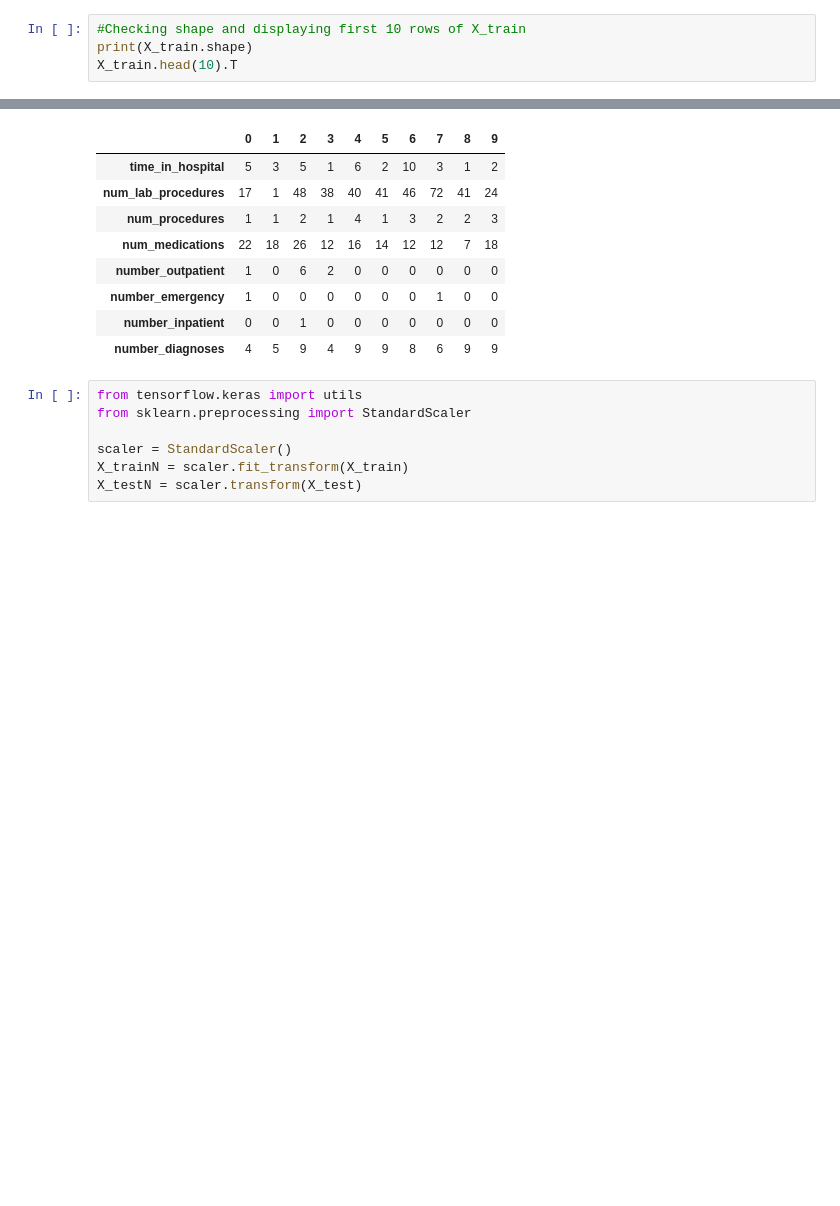
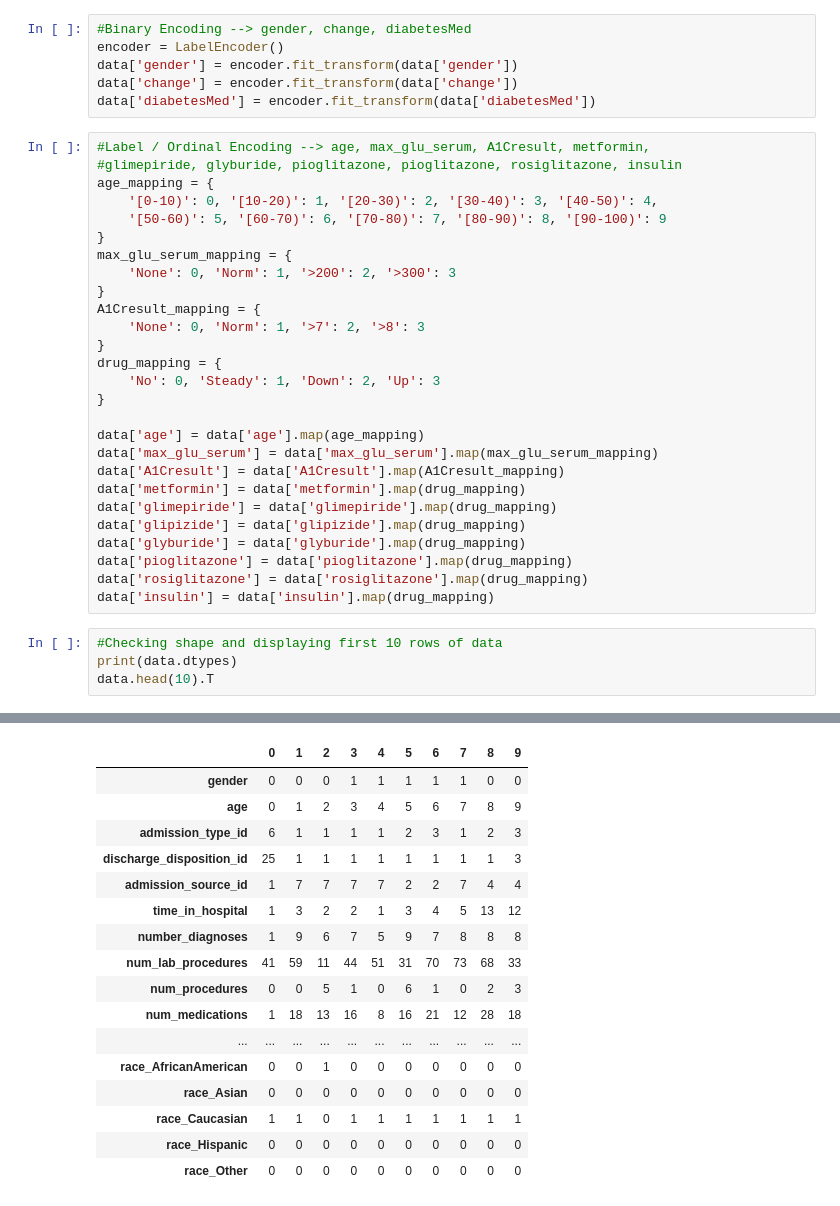
Before and after one commit to mridsa/deep-learning-project, a Jupyter notebook: 02 - preprocesado.ipynb, the cells around one changed output, grey strips where cells are left out. Drawn from its saved outputs; the diff is of its cells as text; blank space fills up the shorter version.

Commit message:
Data processing

```diff
--- a/02 - preprocesado.ipynb
+++ b/02 - preprocesado.ipynb
@@ -99,5 +112,38 @@ New dataset shape Counter({0: 48367, 1: 48367})
+# %%
+#Binary Encoding --> gender, change, diabetesMed
+encoder = LabelEncoder()
+data['gender'] = encoder.fit_transform(data['gender'])
+data['change'] = encoder.fit_transform(data['change'])
+data['diabetesMed'] = encoder.fit_transform(data['diabetesMed'])
+# %%
+#Label / Ordinal Encoding --> age, max_glu_serum, A1Cresult, metformin,
+#glimepiride, glyburide, pioglitazone, pioglitazone, rosiglitazone, insulin
+age_mapping = {
+    '[0-10)': 0, '[10-20)': 1, '[20-30)': 2, '[30-40)': 3, '[40-50)': 4,
+    '[50-60)': 5, '[60-70)': 6, '[70-80)': 7, '[80-90)': 8, '[90-100)': 9
+}
+max_glu_serum_mapping = {
+    'None': 0, 'Norm': 1, '>200': 2, '>300': 3
+}
+A1Cresult_mapping = {
+    'None': 0, 'Norm': 1, '>7': 2, '>8': 3
+}
+drug_mapping = {
+    'No': 0, 'Steady': 1, 'Down': 2, 'Up': 3
+}
+
+data['age'] = data['age'].map(age_mapping)
+data['max_glu_serum'] = data['max_glu_serum'].map(max_glu_serum_mapping)
+data['A1Cresult'] = data['A1Cresult'].map(A1Cresult_mapping)
+data['metformin'] = data['metformin'].map(drug_mapping)
+data['glimepiride'] = data['glimepiride'].map(drug_mapping)
+data['glipizide'] = data['glipizide'].map(drug_mapping)
+data['glyburide'] = data['glyburide'].map(drug_mapping)
+data['pioglitazone'] = data['pioglitazone'].map(drug_mapping)
+data['rosiglitazone'] = data['rosiglitazone'].map(drug_mapping)
+data['insulin'] = data['insulin'].map(drug_mapping)
 # %%
-#Checking shape and displaying first 10 rows of X_train
-print(X_train.shape)
-X_train.head(10).T
+#Checking shape and displaying first 10 rows of data
+print(data.dtypes)
+data.head(10).T
 # %% [output]
@@ -105,16 +167,17 @@ X_train.head(10).T
 |  | 0 | 1 | 2 | 3 | 4 | 5 | 6 | 7 | 8 | 9 |
-| time_in_hospital | 5 | 3 | 5 | 1 | 6 | 2 | 10 | 3 | 1 | 2 |
-| num_lab_procedures | 17 | 1 | 48 | 38 | 40 | 41 | 46 | 72 | 41 | 24 |
-| num_procedures | 1 | 1 | 2 | 1 | 4 | 1 | 3 | 2 | 2 | 3 |
-| num_medications | 22 | 18 | 26 | 12 | 16 | 14 | 12 | 12 | 7 | 18 |
-| number_outpatient | 1 | 0 | 6 | 2 | 0 | 0 | 0 | 0 | 0 | 0 |
-| number_emergency | 1 | 0 | 0 | 0 | 0 | 0 | 0 | 1 | 0 | 0 |
-| number_inpatient | 0 | 0 | 1 | 0 | 0 | 0 | 0 | 0 | 0 | 0 |
-| number_diagnoses | 4 | 5 | 9 | 4 | 9 | 9 | 8 | 6 | 9 | 9 |
+| gender | 0 | 0 | 0 | 1 | 1 | 1 | 1 | 1 | 0 | 0 |
+| age | 0 | 1 | 2 | 3 | 4 | 5 | 6 | 7 | 8 | 9 |
+| admission_type_id | 6 | 1 | 1 | 1 | 1 | 2 | 3 | 1 | 2 | 3 |
+| discharge_disposition_id | 25 | 1 | 1 | 1 | 1 | 1 | 1 | 1 | 1 | 3 |
+| admission_source_id | 1 | 7 | 7 | 7 | 7 | 2 | 2 | 7 | 4 | 4 |
+| time_in_hospital | 1 | 3 | 2 | 2 | 1 | 3 | 4 | 5 | 13 | 12 |
+| number_diagnoses | 1 | 9 | 6 | 7 | 5 | 9 | 7 | 8 | 8 | 8 |
+| num_lab_procedures | 41 | 59 | 11 | 44 | 51 | 31 | 70 | 73 | 68 | 33 |
+| num_procedures | 0 | 0 | 5 | 1 | 0 | 6 | 1 | 0 | 2 | 3 |
+| num_medications | 1 | 18 | 13 | 16 | 8 | 16 | 21 | 12 | 28 | 18 |
+| ... | ... | ... | ... | ... | ... | ... | ... | ... | ... | ... |
+| race_AfricanAmerican | 0 | 0 | 1 | 0 | 0 | 0 | 0 | 0 | 0 | 0 |
+| race_Asian | 0 | 0 | 0 | 0 | 0 | 0 | 0 | 0 | 0 | 0 |
+| race_Caucasian | 1 | 1 | 0 | 1 | 1 | 1 | 1 | 1 | 1 | 1 |
+| race_Hispanic | 0 | 0 | 0 | 0 | 0 | 0 | 0 | 0 | 0 | 0 |
+| race_Other | 0 | 0 | 0 | 0 | 0 | 0 | 0 | 0 | 0 | 0 |
-# %%
-from tensorflow.keras import utils
-from sklearn.preprocessing import StandardScaler
-
-scaler = StandardScaler()
-X_trainN = scaler.fit_transform(X_train)
-X_testN = scaler.transform(X_test)
```
Also changed, not shown: parts of 28 cells of this notebook, 1 other file.
